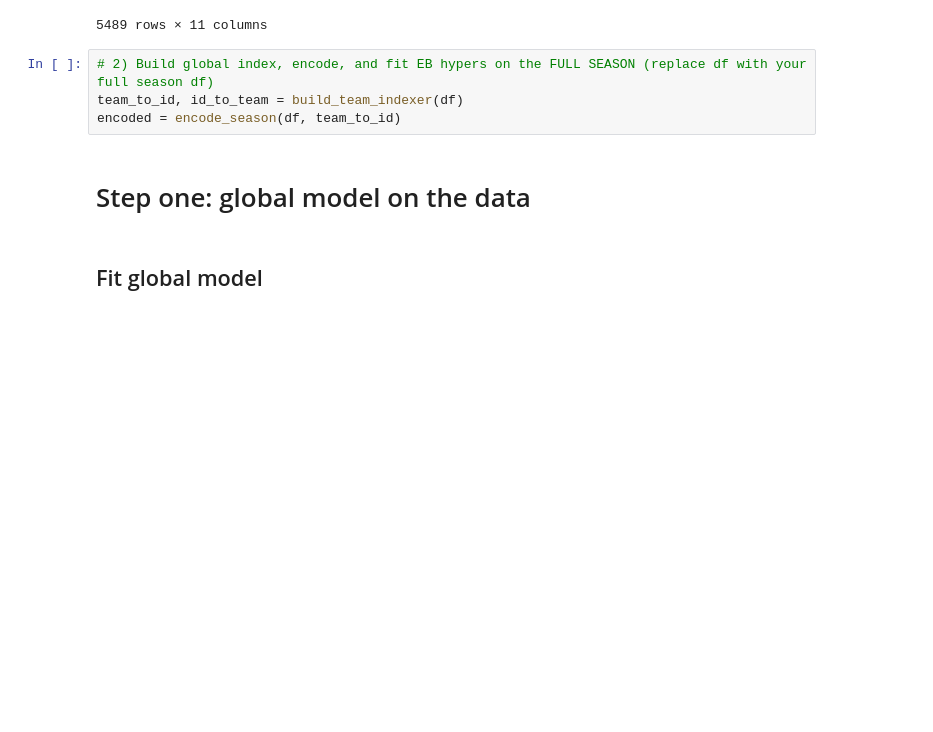
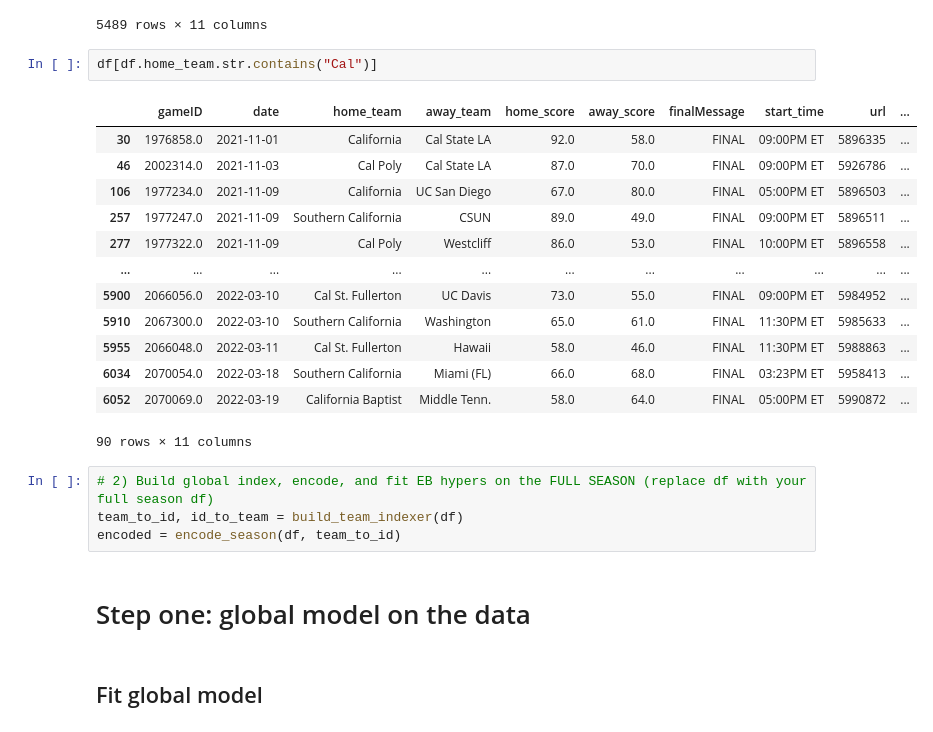
Before and after one commit to arham-habib/PostPick, a Jupyter notebook: research/ncaa/global_model.ipynb, the cells around one changed output. Cells and saved outputs as stored; diff of their text form; blank space fills up the shorter version.

```diff
--- a/research/ncaa/global_model.ipynb
+++ b/research/ncaa/global_model.ipynb
@@ -157,6 +160,22 @@ df
 | 6117 | 2070511.0 | 2022-04-02 | Duke | North Carolina | 77.0 | 81.0 | FINAL | 08:51PM ET | 5958443 | ... |
 | 6118 | 2075859.0 | 2022-04-04 | Kansas | North Carolina | 72.0 | 69.0 | FINAL | 09:20PM ET | 5958445 | ... |
 5489 rows × 11 columns
+# %%
+df[df.home_team.str.contains("Cal")]
+# %% [output]
+|  | gameID | date | home_team | away_team | home_score | away_score | finalMessage | start_time | url | ... |
+| 30 | 1976858.0 | 2021-11-01 | California | Cal State LA | 92.0 | 58.0 | FINAL | 09:00PM ET | 5896335 | ... |
+| 46 | 2002314.0 | 2021-11-03 | Cal Poly | Cal State LA | 87.0 | 70.0 | FINAL | 09:00PM ET | 5926786 | ... |
+| 106 | 1977234.0 | 2021-11-09 | California | UC San Diego | 67.0 | 80.0 | FINAL | 05:00PM ET | 5896503 | ... |
+| 257 | 1977247.0 | 2021-11-09 | Southern California | CSUN | 89.0 | 49.0 | FINAL | 09:00PM ET | 5896511 | ... |
+| 277 | 1977322.0 | 2021-11-09 | Cal Poly | Westcliff | 86.0 | 53.0 | FINAL | 10:00PM ET | 5896558 | ... |
+| ... | ... | ... | ... | ... | ... | ... | ... | ... | ... | ... |
+| 5900 | 2066056.0 | 2022-03-10 | Cal St. Fullerton | UC Davis | 73.0 | 55.0 | FINAL | 09:00PM ET | 5984952 | ... |
+| 5910 | 2067300.0 | 2022-03-10 | Southern California | Washington | 65.0 | 61.0 | FINAL | 11:30PM ET | 5985633 | ... |
+| 5955 | 2066048.0 | 2022-03-11 | Cal St. Fullerton | Hawaii | 58.0 | 46.0 | FINAL | 11:30PM ET | 5988863 | ... |
+| 6034 | 2070054.0 | 2022-03-18 | Southern California | Miami (FL) | 66.0 | 68.0 | FINAL | 03:23PM ET | 5958413 | ... |
+| 6052 | 2070069.0 | 2022-03-19 | California Baptist | Middle Tenn. | 58.0 | 64.0 | FINAL | 05:00PM ET | 5990872 | ... |
+90 rows × 11 columns
 # %%
 # 2) Build global index, encode, and fit EB hypers on the FULL SEASON (replace df with your full season df)
 team_to_id, id_to_team = build_team_indexer(df)
```
Also changed, not shown: parts of 8 cells of this notebook, 3 other files.
